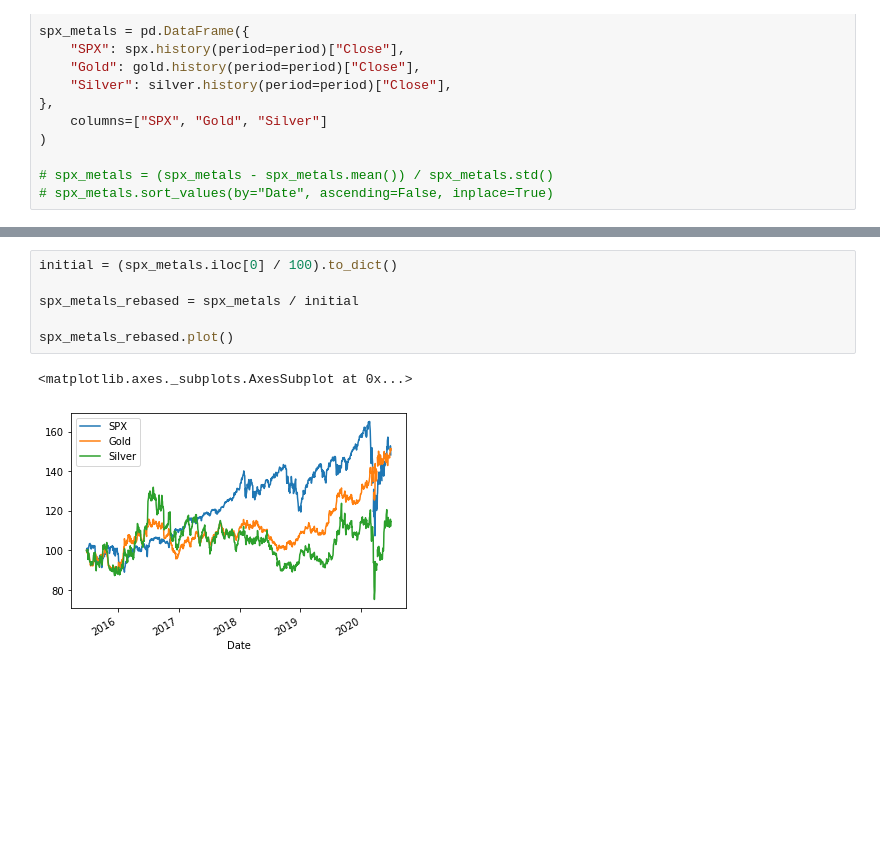
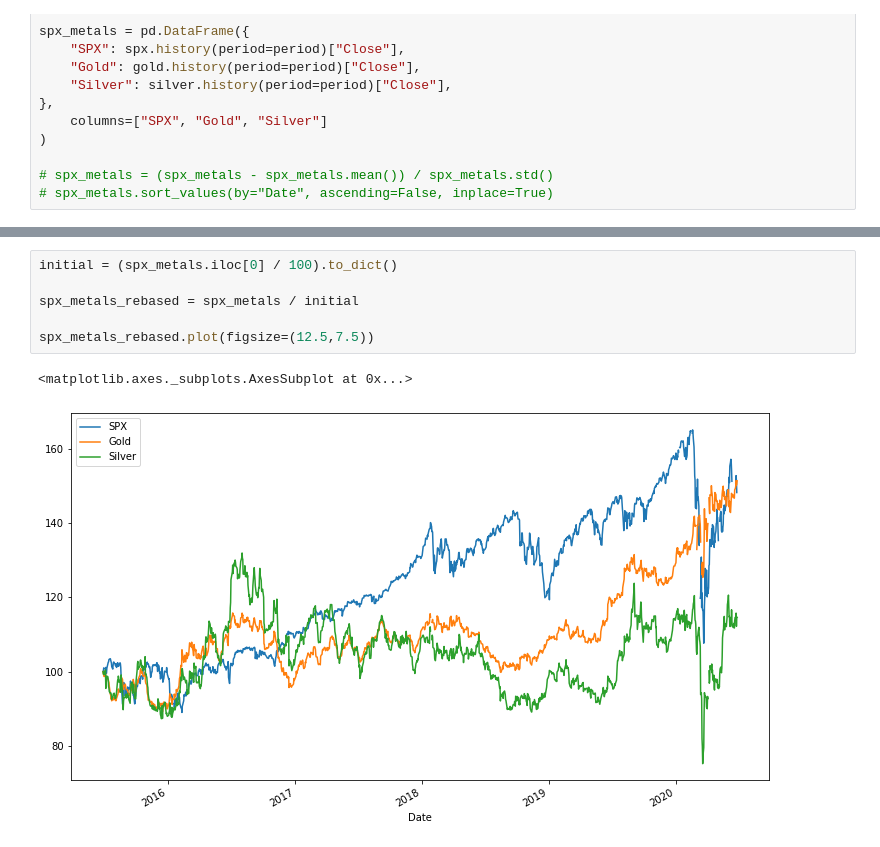
Before and after one commit to piotr-de/markets-ai, a Jupyter notebook: api_test.ipynb, the cells around one changed output, grey strips where cells are left out. Cells and saved outputs as stored; diff of their text form; blank space fills up the shorter version.

```diff
--- a/api_test.ipynb
+++ b/api_test.ipynb
@@ -31,12 +31,12 @@ Silver  0.074931  0.391674  1.000000
 # %%
 initial = (spx_metals.iloc[0] / 100).to_dict()
 
 spx_metals_rebased = spx_metals / initial
 
-spx_metals_rebased.plot()
+spx_metals_rebased.plot(figsize=(12.5,7.5))
 # %% [output]
 <matplotlib.axes._subplots.AxesSubplot at 0x...>
-[figure, old version]
+[figure, new version]
 # %%
 spx_metals_rebased[["SPX_chg", "Gold_chg", "Silver_chg"]] = spx_metals_rebased[["SPX", "Gold", "Silver"]].pct_change()
 
```
Also changed, not shown: parts of 5 cells of this notebook.
